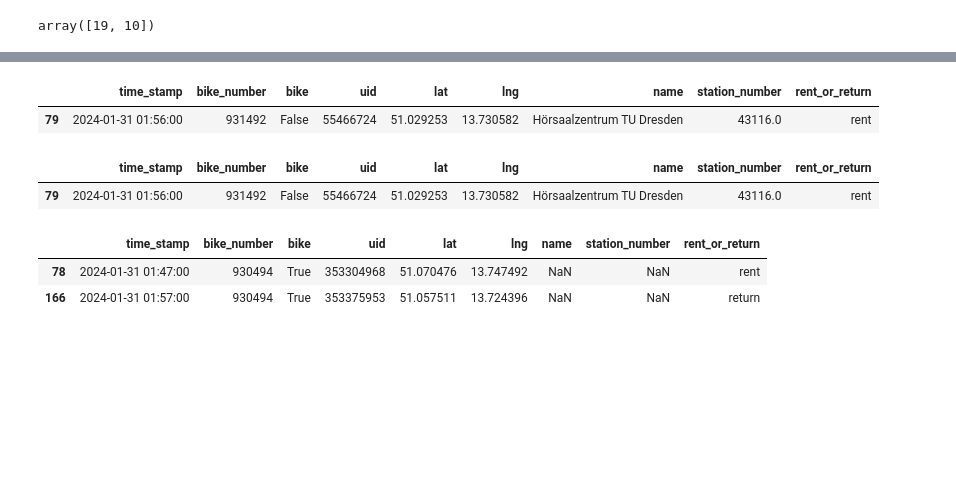
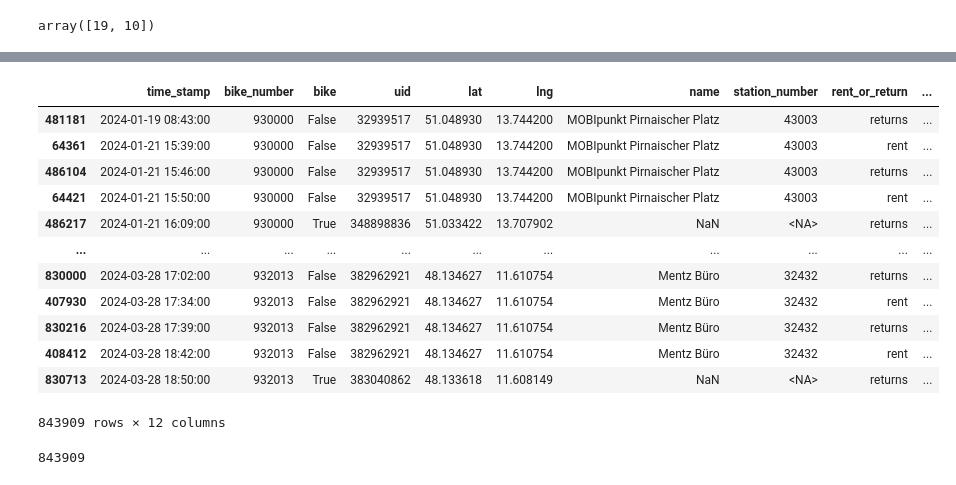
Before and after one commit to Vsinichenko/Forecasting_bike_sharing_availability, a Jupyter notebook: notebooks/02 Transform nextbike dataset into supply-demand copy.ipynb, the cells around one changed output, grey strips where cells are left out. Cells and saved outputs as stored; diff of their text form; code cells hidden in the pictures; blank space fills up the shorter version.

```diff
--- a/notebooks/02 Transform nextbike dataset into supply-demand.ipynb
+++ b/notebooks/02 Transform nextbike dataset into supply-demand copy.ipynb
@@ -273,0 +219,20 @@ df
+# %%
+df
+# %% [output]
+|  | time_stamp | bike_number | bike | uid | lat | lng | name | station_number | rent_or_return | ... |
+| 481181 | 2024-01-19 08:43:00 | 930000 | False | 32939517 | 51.048930 | 13.744200 | MOBIpunkt Pirnaischer Platz | 43003 | returns | ... |
+| 64361 | 2024-01-21 15:39:00 | 930000 | False | 32939517 | 51.048930 | 13.744200 | MOBIpunkt Pirnaischer Platz | 43003 | rent | ... |
+| 486104 | 2024-01-21 15:46:00 | 930000 | False | 32939517 | 51.048930 | 13.744200 | MOBIpunkt Pirnaischer Platz | 43003 | returns | ... |
+| 64421 | 2024-01-21 15:50:00 | 930000 | False | 32939517 | 51.048930 | 13.744200 | MOBIpunkt Pirnaischer Platz | 43003 | rent | ... |
+| 486217 | 2024-01-21 16:09:00 | 930000 | True | 348898836 | 51.033422 | 13.707902 | NaN | <NA> | returns | ... |
+| ... | ... | ... | ... | ... | ... | ... | ... | ... | ... | ... |
+| 830000 | 2024-03-28 17:02:00 | 932013 | False | 382962921 | 48.134627 | 11.610754 | Mentz Büro | 32432 | returns | ... |
+| 407930 | 2024-03-28 17:34:00 | 932013 | False | 382962921 | 48.134627 | 11.610754 | Mentz Büro | 32432 | rent | ... |
+| 830216 | 2024-03-28 17:39:00 | 932013 | False | 382962921 | 48.134627 | 11.610754 | Mentz Büro | 32432 | returns | ... |
+| 408412 | 2024-03-28 18:42:00 | 932013 | False | 382962921 | 48.134627 | 11.610754 | Mentz Büro | 32432 | rent | ... |
+| 830713 | 2024-03-28 18:50:00 | 932013 | True | 383040862 | 48.133618 | 11.608149 | NaN | <NA> | returns | ... |
+843909 rows × 12 columns
+# %%
+len(df)
+# %% [output]
+843909
@@ -274,16 +244,2 @@ df
 # %%
-df[df.bike_number==931492]
+df = df.groupby('bike_number', group_keys=False).apply(filter_group)
-# %% [output]
-|  | time_stamp | bike_number | bike | uid | lat | lng | name | station_number | rent_or_return |
-| 79 | 2024-01-31 01:56:00 | 931492 | False | 55466724 | 51.029253 | 13.730582 | Hörsaalzentrum TU Dresden | 43116.0 | rent |
-# %%
-df[df.bike_number==931492]
-# %% [output]
-|  | time_stamp | bike_number | bike | uid | lat | lng | name | station_number | rent_or_return |
-| 79 | 2024-01-31 01:56:00 | 931492 | False | 55466724 | 51.029253 | 13.730582 | Hörsaalzentrum TU Dresden | 43116.0 | rent |
-# %%
-df[df.bike_number==930494]
-# %% [output]
-|  | time_stamp | bike_number | bike | uid | lat | lng | name | station_number | rent_or_return |
-| 78 | 2024-01-31 01:47:00 | 930494 | True | 353304968 | 51.070476 | 13.747492 | NaN | NaN | rent |
-| 166 | 2024-01-31 01:57:00 | 930494 | True | 353375953 | 51.057511 | 13.724396 | NaN | NaN | return |
```
Also changed, not shown: parts of 29 cells of this notebook, 7 other files.
